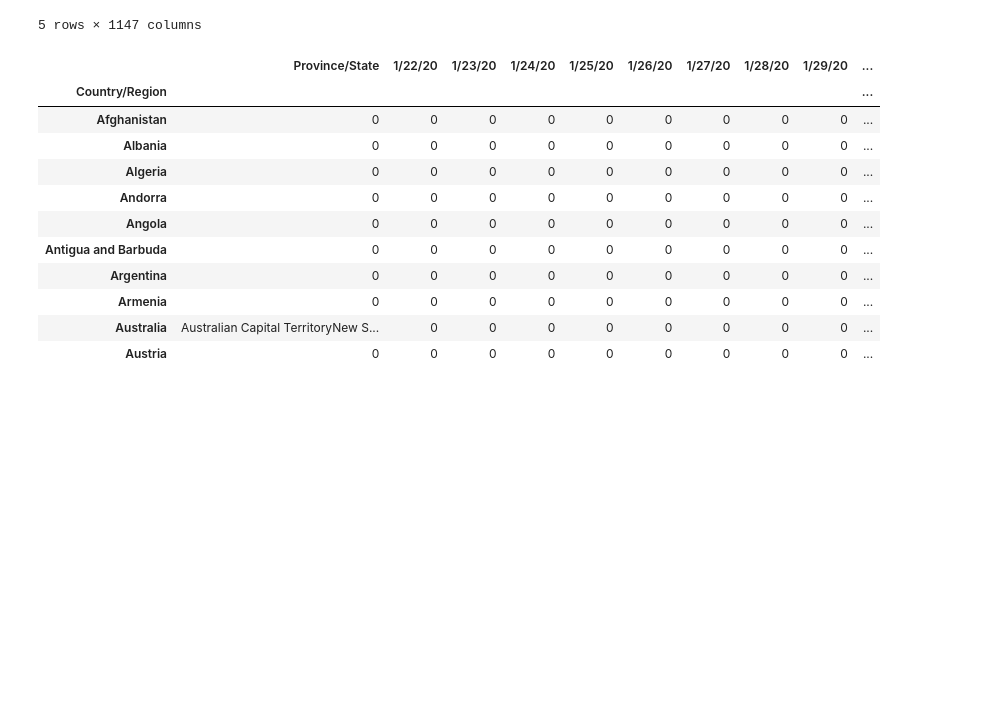
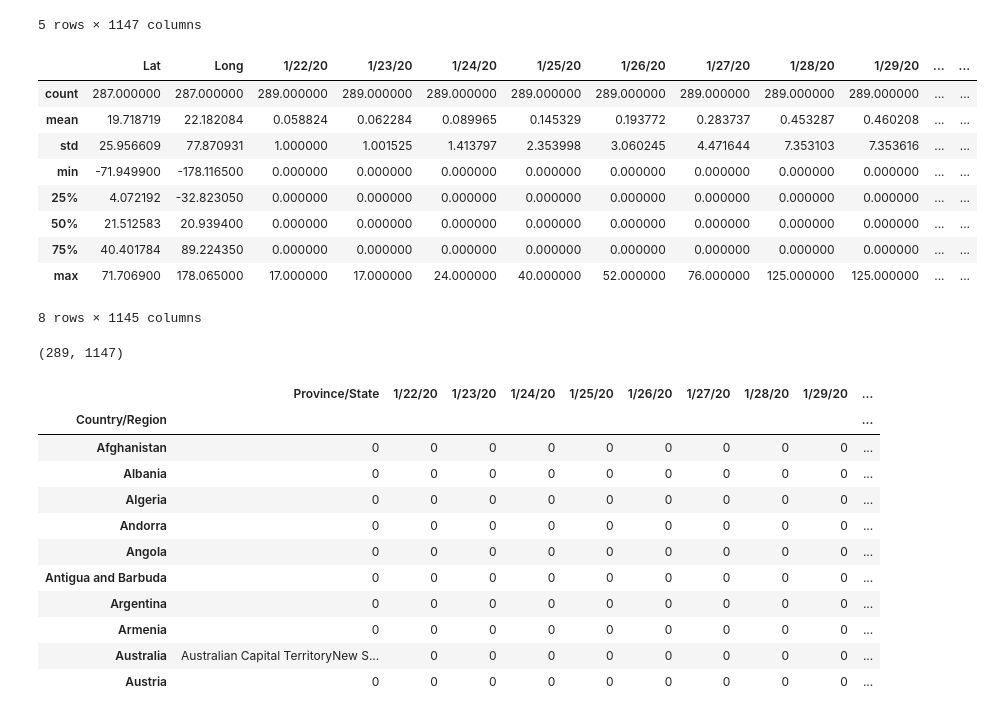
Before and after one commit to fow-jor08/Covid-19, a Jupyter notebook: Covid_19_Data_Set_Jordan_Fowler.ipynb, the cells around one changed output. Saved outputs shown, nothing was run; the diff lists cells and outputs as text; code cells hidden in the pictures; blank space fills up the shorter version.

```diff
--- a/Covid_19_Data_Set_Jordan_Fowler.ipynb
+++ b/Covid_19_Data_Set_Jordan_Fowler.ipynb
@@ -92,6 +109,23 @@ covid_global_death_df.head()
 | 3 | NaN | Andorra | 42.50630 | 1.521800 | 0 | 0 | 0 | 0 | 0 | ... |
 | 4 | NaN | Angola | -11.20270 | 17.873900 | 0 | 0 | 0 | 0 | 0 | ... |
 5 rows × 1147 columns
+# %%
+covid_global_death_df.describe()
+# %% [output]
+|  | Lat | Long | 1/22/20 | 1/23/20 | 1/24/20 | 1/25/20 | 1/26/20 | 1/27/20 | 1/28/20 | 1/29/20 | ... | ... |
+| count | 287.000000 | 287.000000 | 289.000000 | 289.000000 | 289.000000 | 289.000000 | 289.000000 | 289.000000 | 289.000000 | 289.000000 | ... | ... |
+| mean | 19.718719 | 22.182084 | 0.058824 | 0.062284 | 0.089965 | 0.145329 | 0.193772 | 0.283737 | 0.453287 | 0.460208 | ... | ... |
+| std | 25.956609 | 77.870931 | 1.000000 | 1.001525 | 1.413797 | 2.353998 | 3.060245 | 4.471644 | 7.353103 | 7.353616 | ... | ... |
+| min | -71.949900 | -178.116500 | 0.000000 | 0.000000 | 0.000000 | 0.000000 | 0.000000 | 0.000000 | 0.000000 | 0.000000 | ... | ... |
+| 25% | 4.072192 | -32.823050 | 0.000000 | 0.000000 | 0.000000 | 0.000000 | 0.000000 | 0.000000 | 0.000000 | 0.000000 | ... | ... |
+| 50% | 21.512583 | 20.939400 | 0.000000 | 0.000000 | 0.000000 | 0.000000 | 0.000000 | 0.000000 | 0.000000 | 0.000000 | ... | ... |
+| 75% | 40.401784 | 89.224350 | 0.000000 | 0.000000 | 0.000000 | 0.000000 | 0.000000 | 0.000000 | 0.000000 | 0.000000 | ... | ... |
+| max | 71.706900 | 178.065000 | 17.000000 | 17.000000 | 24.000000 | 40.000000 | 52.000000 | 76.000000 | 125.000000 | 125.000000 | ... | ... |
+8 rows × 1145 columns
+# %%
+covid_global_death_df.shape
+# %% [output]
+(289, 1147)
 # %%
 covid_death_df = covid_global_death_df[~covid_global_death_df["Country/Region"].isin(["Summer Olympics 2020", "Winter Olympics 2022", "Diamond Princess", "MS Zaandam","Antarctica", "Holy See", "Venezuela"])]
 covid_death_df = covid_death_df.drop_duplicates()
```
Also changed, not shown: parts of 5 cells of this notebook.
